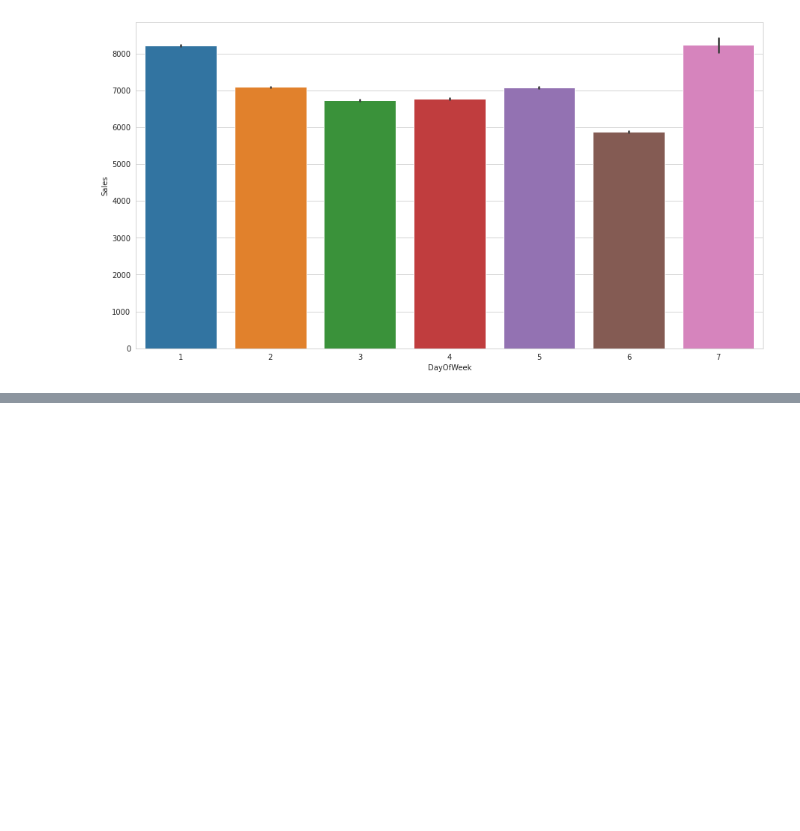
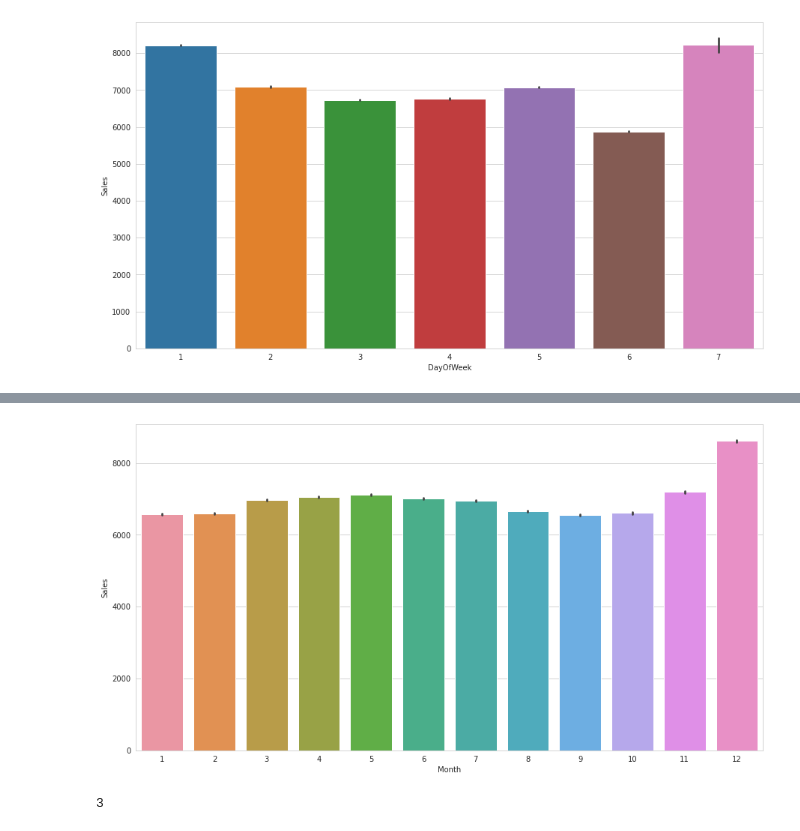
Before and after one commit to asim5800/Retail-Sales-Prediction, a Jupyter notebook: Asim_Rossmann_Sales_Prediction_Capstone_Project.ipynb, the cells around one changed output, grey strips where cells are left out. Drawn from its saved outputs; the diff is of its cells as text; code cells hidden in the pictures; blank space fills up the shorter version.

```diff
--- a/Asim_Rossmann_Sales_Prediction_Capstone_Project.ipynb
+++ b/Asim_Rossmann_Sales_Prediction_Capstone_Project.ipynb
@@ -279,0 +297,7 @@ sns.lmplot(x= 'Sales' , y ='Customers',data=rossman_df, palette='seismic');
+# %%
+#extracting year,month,week
+rossman_df['Year'] = pd.DatetimeIndex(rossman_df['Date']).year
+rossman_df['Month'] = pd.DatetimeIndex(rossman_df['Date']).month
+rossman_df['week_of_year'] =pd.DatetimeIndex(rossman_df['Date']).week
+# %%
+rossman_df.drop(['Date'], axis=1,inplace= True)
@@ -279,0 +315,9 @@ sns.lmplot(x= 'Sales' , y ='Customers',data=rossman_df, palette='seismic');
+# %%
+plt.figure(figsize=(15,8))
+sns.barplot(x='Month',y='Sales',data=rossman_df );
+# %% [output]
+[figure, added]
+# %%
+rossman_df['Year'].nunique()
+# %% [output]
+3
```
Also changed, not shown: parts of 35 cells of this notebook.
